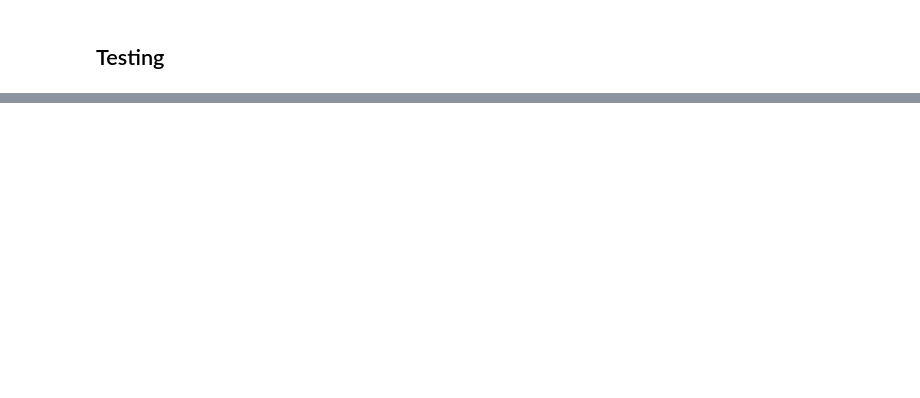
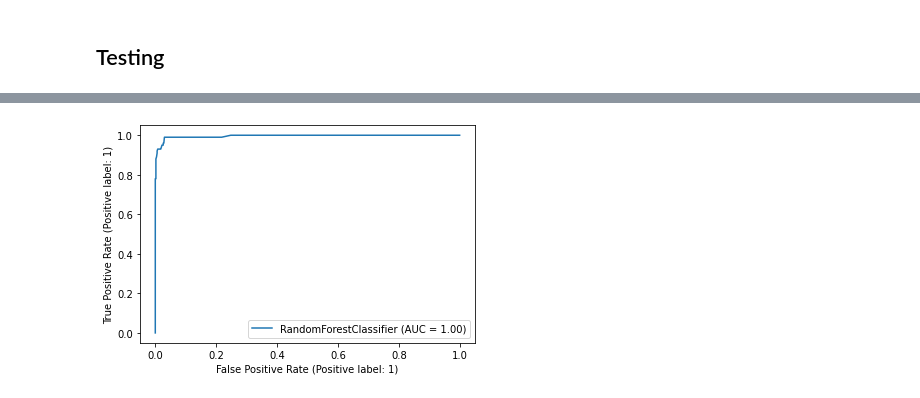
Before and after one commit to jaguilera95/ApC-Kaggle, a Jupyter notebook: src/main.ipynb, the cells around one changed output, grey strips where cells are left out. Saved outputs shown, nothing was run; the diff lists cells and outputs as text; code cells hidden in the pictures; blank space fills up the shorter version.

```diff
--- a/src/main.ipynb
+++ b/src/main.ipynb
@@ -205,0 +246,5 @@ knn_score.mean()
+# %%
+plot_roc_curve(random, X_test, y_test)
+plt.show()
+# %% [output]
+[figure, added]
```
Also changed, not shown: parts of 7 cells of this notebook.
